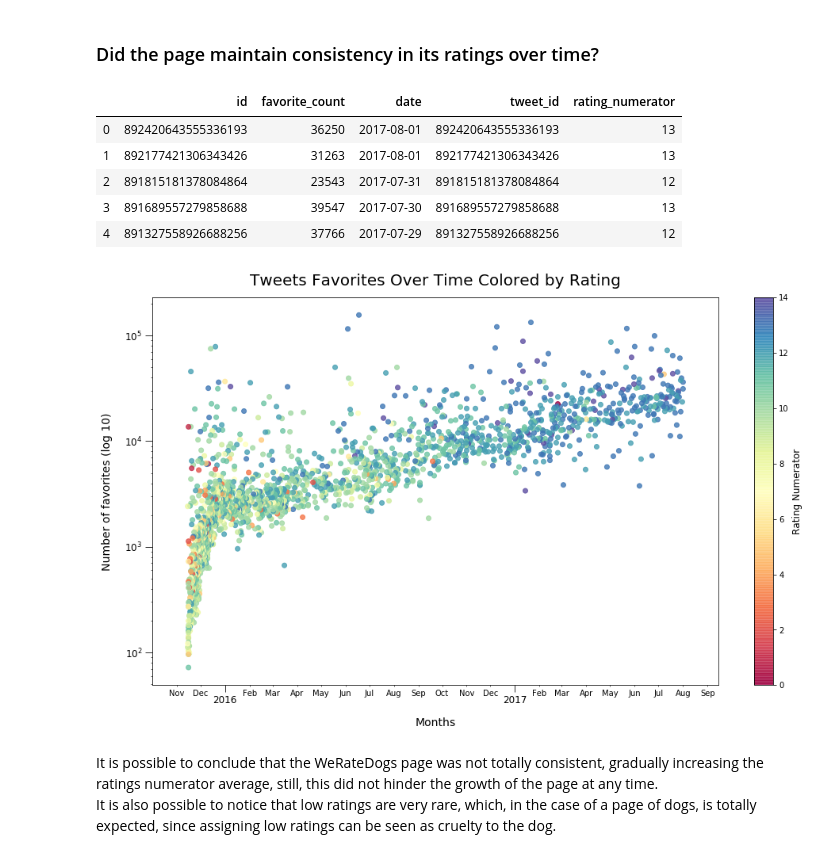
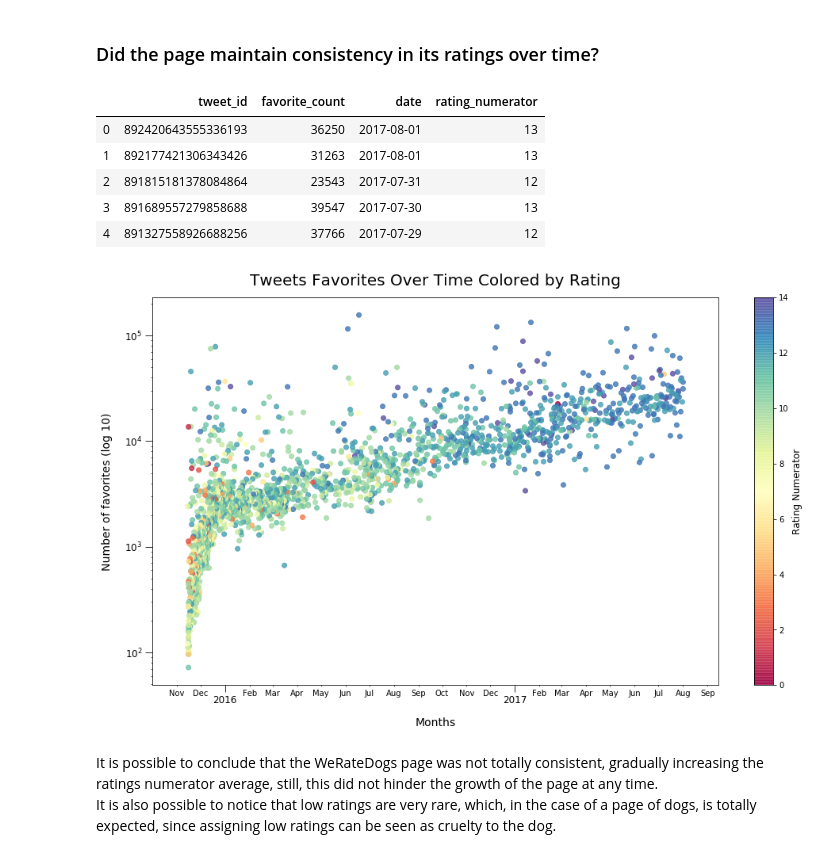
Before and after one commit to Nevesgmd/WeRateDogs-twitter-analysis, a Jupyter notebook: wrangle_act.ipynb, the cells around one changed output. Cells and saved outputs as stored; diff of their text form; code cells hidden in the pictures.

```diff
--- a/wrangle_act.ipynb
+++ b/wrangle_act.ipynb
@@ -1045,6 +1045,9 @@ combined_clean_df.head()
 # %%
 # Dropping id column since it's repeated
 combined_clean_df.drop('id', axis=1, inplace=True)
+# %%
+# Renaming stage and breed columns to be easier to understand
+combined_clean_df.rename(columns={'stage': 'dog_stage', 'breed': 'dog_breed'}, inplace=True)
 # %%
 # Checking if any column changed its data type
 combined_clean_df.dtypes
@@ -1077,10 +1080,10 @@ In the Exploratory Data Analysis (EDA) section of the report, I will be computin
 ### How are the ratings distributed? <a name="ratings-dist"></a>
 # %%
 # Selecting all the ratings that follow the page standard with denominator equal to 10
-normal_denominator_ratings = dogs_df.query('rating_denominator == 10')[['tweet_id', 'rating_numerator']]
+normal_denominator_ratings = combined_clean_df.query('rating_denominator == 10')[['tweet_id', 'rating_numerator']]
 # Selecting ratings that doesn't follow the page standard
-unusual_denominator_ratings = dogs_df.query('rating_denominator != 10')[['tweet_id', 'rating_numerator',
-                                                                         'rating_denominator']]
+unusual_denominator_ratings = combined_clean_df.query('rating_denominator != 10')[['tweet_id', 'rating_numerator',
+                                                                                   'rating_denominator']]
 
 unusual_denominator_ratings
 # %% [output]
@@ -1271,6 +1263,6 @@ It seems that there is a positive correlation, however, this may only occur due
 ### Did the page increase its average number of likes considerably? <a name="favs-over-time"></a>
 # %%
 # Creating df with number of favorites and date info
-favorites_date = tweets_df[['id', 'favorite_count', 'date']].copy()
+favorites_date = combined_clean_df[['tweet_id', 'favorite_count', 'date']].copy()
 favorites_date.head()
 # %% [output]
@@ -1323,16 +1315,17 @@ This growth did not stop after the beginning of 2016 and, although the initial p
 ### Did the page maintain consistency in its ratings over time? <a name="ratings-consistency"></a>
 # %%
 # Creating df with number of favorites, date and rating of the tweets
-favorites_date_ratings = pd.merge(favorites_date, normalized_ratings, left_on='id', right_on='tweet_id', how='inner')
+favorites_date_ratings = pd.merge(favorites_date, normalized_ratings, left_on='tweet_id',
+                                  right_on='tweet_id', how='inner')
 
 favorites_date_ratings.head()
 # %% [output]
-|  | id | favorite_count | date | tweet_id | rating_numerator |
-| 0 | 892420643555336193 | 36250 | 2017-08-01 | 892420643555336193 | 13 |
-| 1 | 892177421306343426 | 31263 | 2017-08-01 | 892177421306343426 | 13 |
-| 2 | 891815181378084864 | 23543 | 2017-07-31 | 891815181378084864 | 12 |
-| 3 | 891689557279858688 | 39547 | 2017-07-30 | 891689557279858688 | 13 |
-| 4 | 891327558926688256 | 37766 | 2017-07-29 | 891327558926688256 | 12 |
+|  | tweet_id | favorite_count | date | rating_numerator |
+| 0 | 892420643555336193 | 36250 | 2017-08-01 | 13 |
+| 1 | 892177421306343426 | 31263 | 2017-08-01 | 13 |
+| 2 | 891815181378084864 | 23543 | 2017-07-31 | 12 |
+| 3 | 891689557279858688 | 39547 | 2017-07-30 | 13 |
+| 4 | 891327558926688256 | 37766 | 2017-07-29 | 12 |
 # %%
 # Create a figure and define its size
 fig, ax = plt.subplots(figsize=(16, 9))
@@ -1374,7 +1367,7 @@ ax.xaxis.set_minor_formatter(months_fmt)
 # Set major ticks to be longer and have a bigger label size
 ax.tick_params(which='major', length=9, labelsize=12)
 # %% [output]
-[figure, old version]
+[figure, new version]
 # %% [markdown]
 It is possible to conclude that the WeRateDogs page was not totally consistent, gradually increasing the ratings numerator average, still, this did not hinder the growth of the page at any time.
 It is also possible to notice that low ratings are very rare, which, in the case of a page of dogs, is totally expected, since assigning low ratings can be seen as cruelty to the dog.
```
Also changed, not shown: parts of 22 cells of this notebook, 2 other files.
